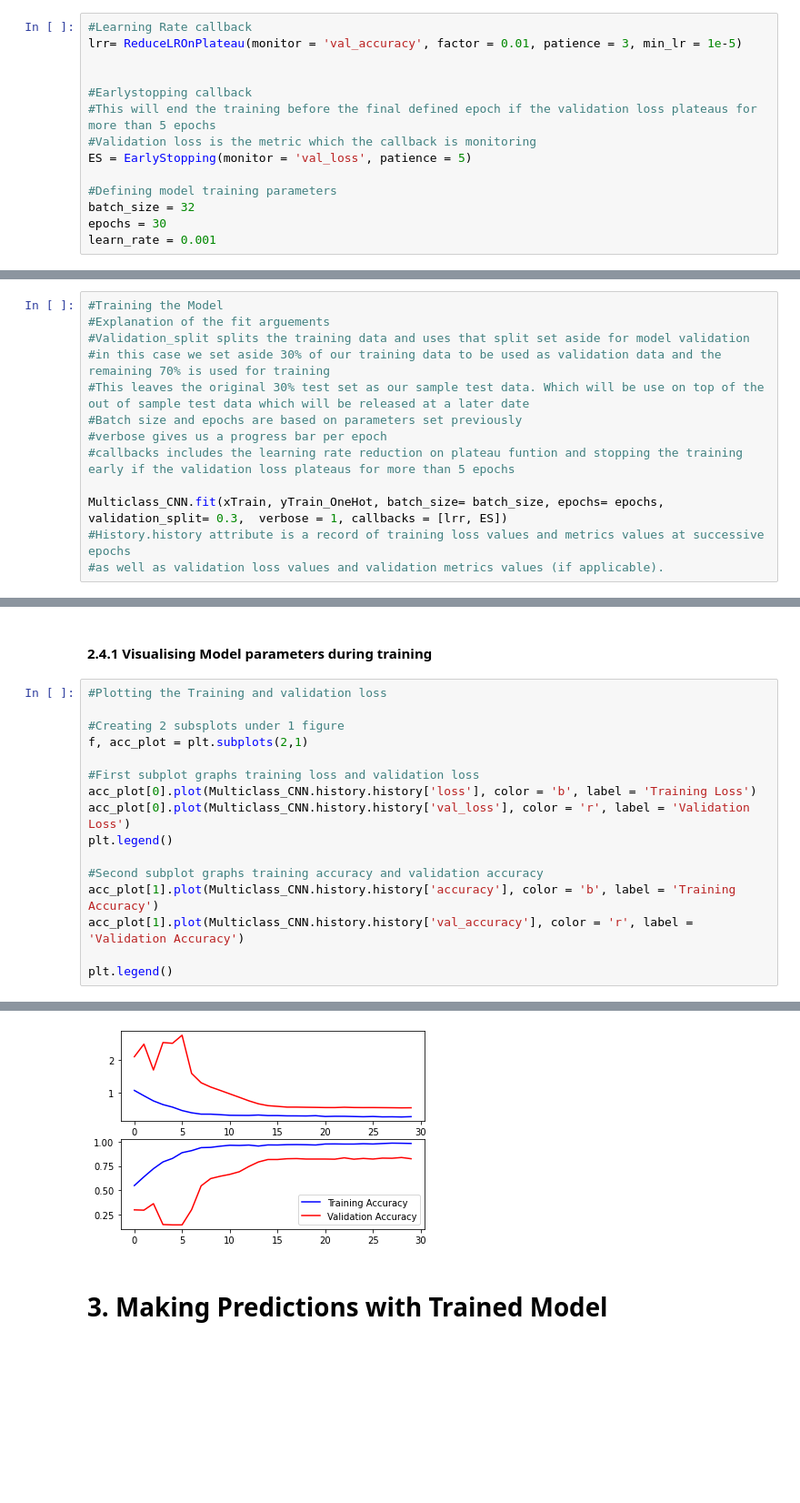
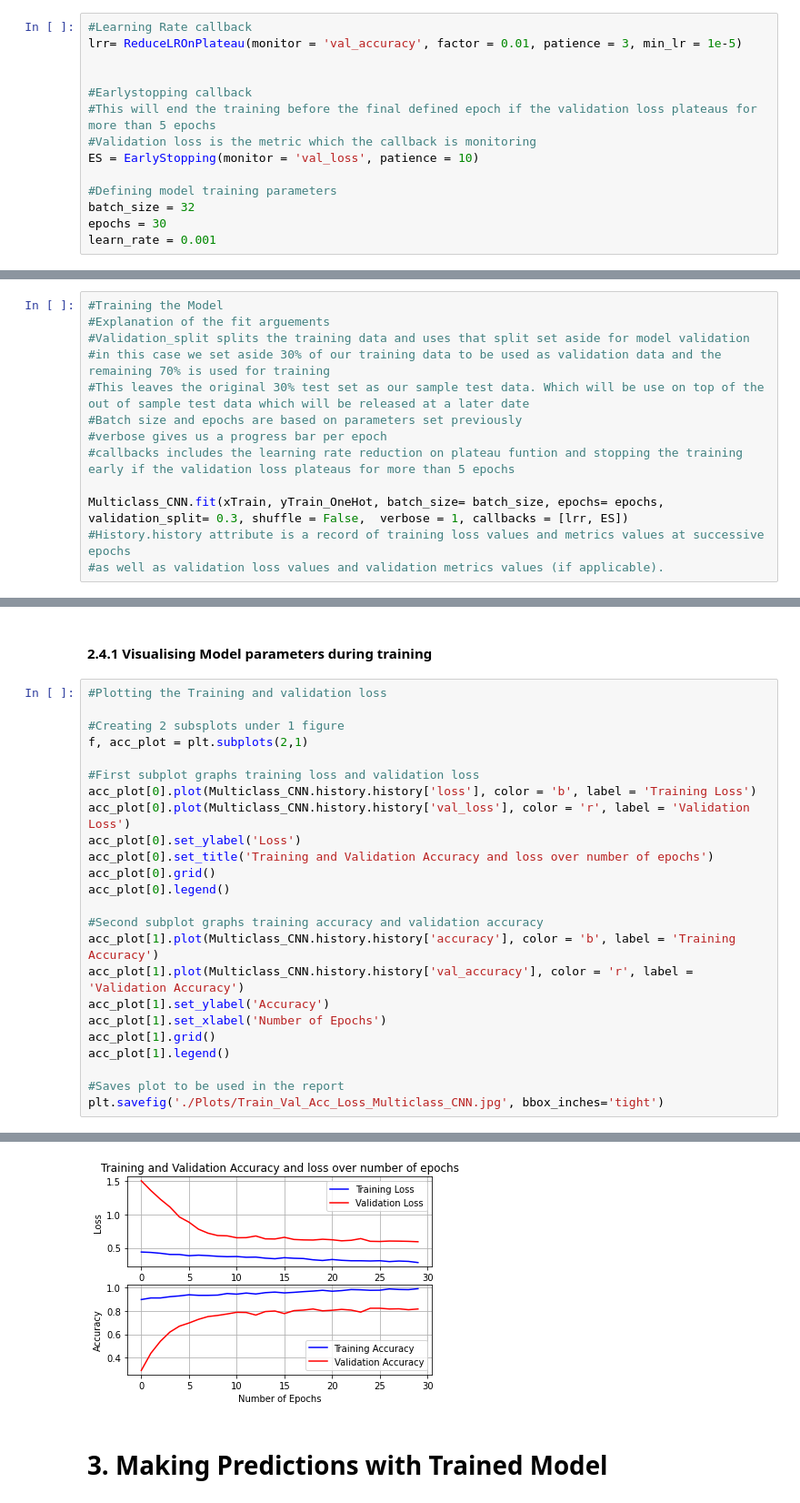
Before and after one commit to Trinity-Actual/AMLS_21-22_SN17081058, a Jupyter notebook: Multiclass-Task-CNN.ipynb, the cells around one changed output, grey strips where cells are left out. Shown at 91% size. Cells and saved outputs as stored; diff of their text form; blank space fills up the shorter version.

```diff
--- a/Multiclass-Task-CNN.ipynb
+++ b/Multiclass-Task-CNN.ipynb
@@ -219,7 +221,7 @@ lrr= ReduceLROnPlateau(monitor = 'val_accuracy', factor = 0.01, patience = 3, mi
 #Earlystopping callback
 #This will end the training before the final defined epoch if the validation loss plateaus for more than 5 epochs
 #Validation loss is the metric which the callback is monitoring
-ES = EarlyStopping(monitor = 'val_loss', patience = 5)
+ES = EarlyStopping(monitor = 'val_loss', patience = 10)
 
 #Defining model training parameters
 batch_size = 32
@@ -237,7 +239,7 @@ learn_rate = 0.001
 #verbose gives us a progress bar per epoch
 #callbacks includes the learning rate reduction on plateau funtion and stopping the training early if the validation loss plateaus for more than 5 epochs
 
-Multiclass_CNN.fit(xTrain, yTrain_OneHot, batch_size= batch_size, epochs= epochs, validation_split= 0.3,  verbose = 1, callbacks = [lrr, ES])
+Multiclass_CNN.fit(xTrain, yTrain_OneHot, batch_size= batch_size, epochs= epochs, validation_split= 0.3, shuffle = False,  verbose = 1, callbacks = [lrr, ES])
 #History.history attribute is a record of training loss values and metrics values at successive epochs
 #as well as validation loss values and validation metrics values (if applicable).
 # %% [output]
@@ -289,11 +291,19 @@ f, acc_plot = plt.subplots(2,1)
 #First subplot graphs training loss and validation loss
 acc_plot[0].plot(Multiclass_CNN.history.history['loss'], color = 'b', label = 'Training Loss')
 acc_plot[0].plot(Multiclass_CNN.history.history['val_loss'], color = 'r', label = 'Validation Loss')
-plt.legend()
+acc_plot[0].set_ylabel('Loss')
+acc_plot[0].set_title('Training and Validation Accuracy and loss over number of epochs')
+acc_plot[0].grid()
+acc_plot[0].legend()
 
 #Second subplot graphs training accuracy and validation accuracy
 acc_plot[1].plot(Multiclass_CNN.history.history['accuracy'], color = 'b', label = 'Training Accuracy')
 acc_plot[1].plot(Multiclass_CNN.history.history['val_accuracy'], color = 'r', label = 'Validation Accuracy')
+acc_plot[1].set_ylabel('Accuracy')
+acc_plot[1].set_xlabel('Number of Epochs')
+acc_plot[1].grid()
+acc_plot[1].legend()
 
-plt.legend()
+#Saves plot to be used in the report
+plt.savefig('./Plots/Train_Val_Acc_Loss_Multiclass_CNN.jpg', bbox_inches='tight')
 # %% [output]
@@ -301,4 +310,4 @@ plt.legend()
-[figure, old version]
+[figure, new version]
 # %% [markdown]
 # 3. Making Predictions with Trained Model
 # %% [markdown]
```
Also changed, not shown: parts of 8 cells of this notebook, 1 other file.
